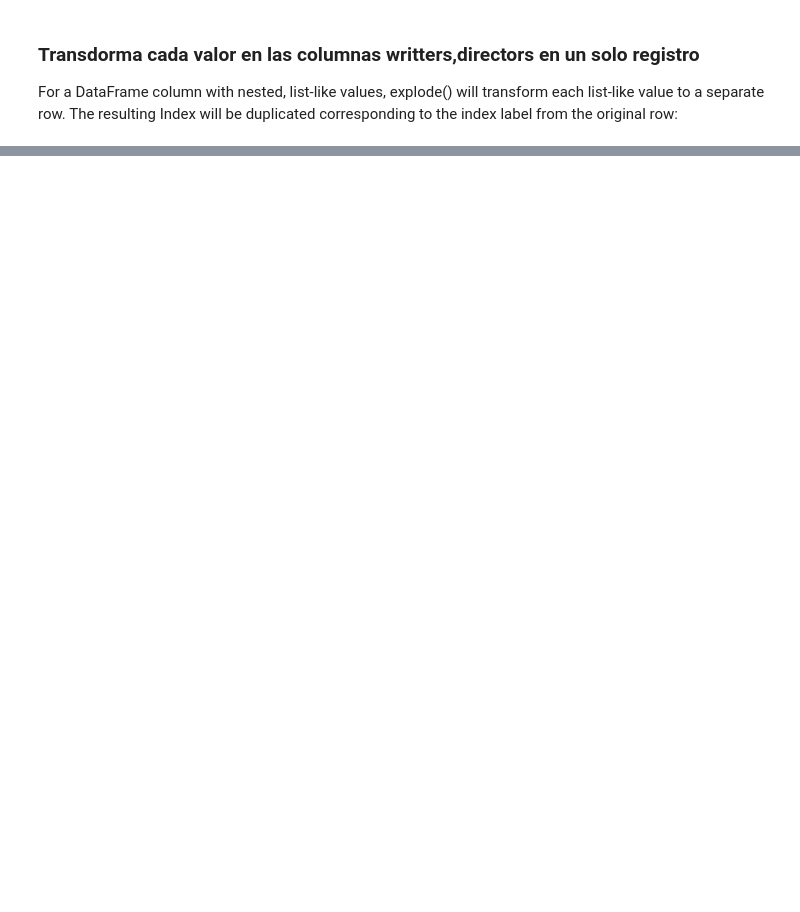
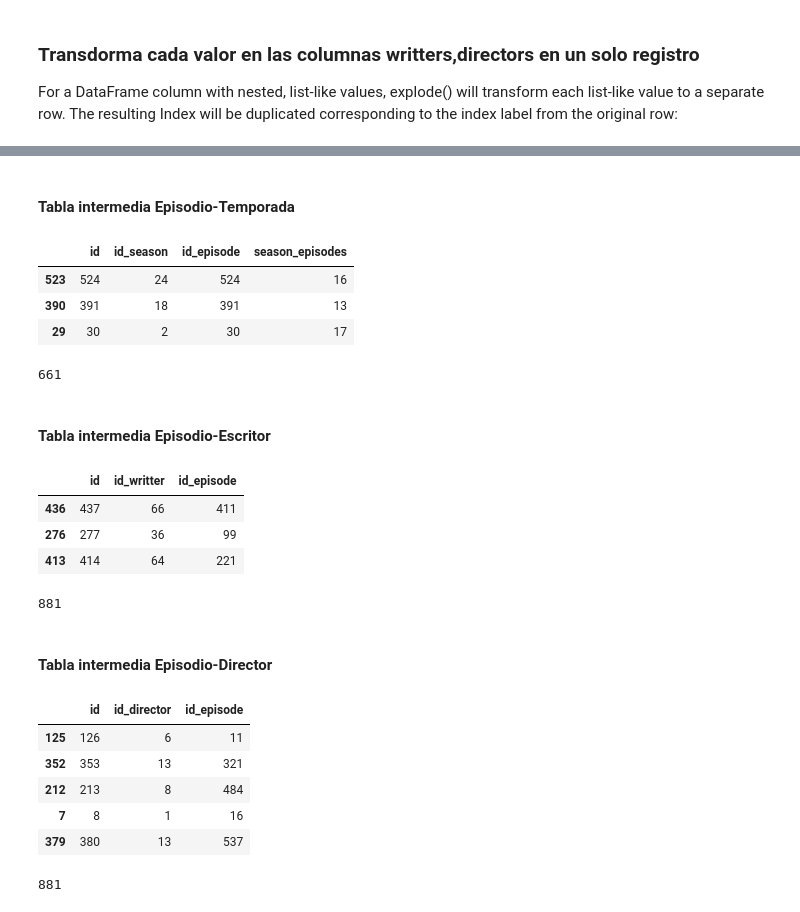
Before and after one commit to alesm99/TheSimpsons, a Jupyter notebook: ETL_TheSimpsons.ipynb, the cells around one changed output, grey strips where cells are left out. Cells and saved outputs as stored; diff of their text form; code cells hidden in the pictures; blank space fills up the shorter version.

```diff
--- a/ETL_TheSimpsons.ipynb
+++ b/ETL_TheSimpsons.ipynb
@@ -393,0 +509,66 @@ df.to_parquet(ruta+'data_limpio.parquet',engine='pyarrow')
+# %% [markdown]
+#### Tabla intermedia Episodio-Temporada
+# %%
+temp_ep=temp.merge(ep[['id','season','season_episodes']],on='season',how='inner').rename(columns={'id_x':'id_season','id_y':'id_episode'})\
+    .drop_duplicates().reset_index(drop=True)
+temp_ep.insert(0,'id',temp_ep.index+1)
+temp_ep.drop(['season'],axis=1,inplace=True)
+temp_ep.sample(3)
+# %% [output]
+|  | id | id_season | id_episode | season_episodes |
+| 523 | 524 | 24 | 524 | 16 |
+| 390 | 391 | 18 | 391 | 13 |
+| 29 | 30 | 2 | 30 | 17 |
+# %%
+dtypes = [INTEGER]*4
+temp_ep.to_sql(name='tbl_season_ep',
+               index=False,
+               con=cnx,
+               if_exists='replace',
+               dtype=dict(zip(temp_ep.columns,dtypes)))
+# %% [output]
+661
+# %% [markdown]
+#### Tabla intermedia Episodio-Escritor
+# %%
+ep_esc=esc.merge(ep[['id','writter']],on='writter',how='inner').rename(columns={'id_x':'id_writter','id_y':'id_episode'}).reset_index(drop=True)
+ep_esc.drop('writter',axis=1,inplace=True)
+ep_esc.insert(0,'id',ep_esc.index+1)
+ep_esc.sample(3)
+# %% [output]
+|  | id | id_writter | id_episode |
+| 436 | 437 | 66 | 411 |
+| 276 | 277 | 36 | 99 |
+| 413 | 414 | 64 | 221 |
+# %%
+dtypes = [INTEGER,INTEGER,INTEGER]
+ep_esc.to_sql(name='tbl_writter_ep',
+               index=False,
+               con=cnx,
+               if_exists='replace',
+               dtype=dict(zip(ep_esc.columns,dtypes)))
+# %% [output]
+881
+# %% [markdown]
+#### Tabla intermedia Episodio-Director
+# %%
+ep_dir=direc.merge(ep[['id','director']],on='director',how='inner').rename(columns={'id_x':'id_director','id_y':'id_episode'}).reset_index(drop=True)
+ep_dir.drop('director',axis=1,inplace=True)
+ep_dir.insert(0,'id',ep_dir.index+1)
+ep_dir.sample(5)
+# %% [output]
+|  | id | id_director | id_episode |
+| 125 | 126 | 6 | 11 |
+| 352 | 353 | 13 | 321 |
+| 212 | 213 | 8 | 484 |
+| 7 | 8 | 1 | 16 |
+| 379 | 380 | 13 | 537 |
+# %%
+dtypes = [INTEGER,INTEGER,INTEGER]
+ep_dir.to_sql(name='tbl_director_ep',
+               index=False,
+               con=cnx,
+               if_exists='replace',
+               dtype=dict(zip(ep_dir.columns,dtypes)))
+# %% [output]
+881
```
Also changed, not shown: parts of 30 cells of this notebook, 3 other files.
